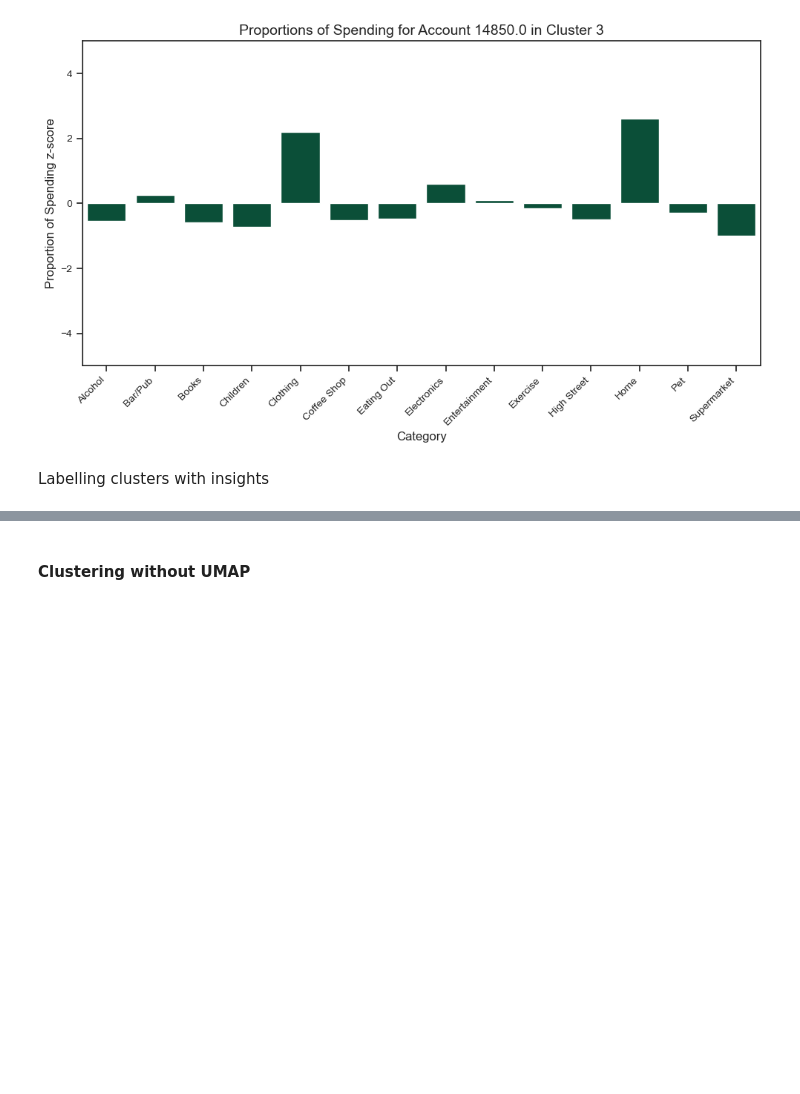
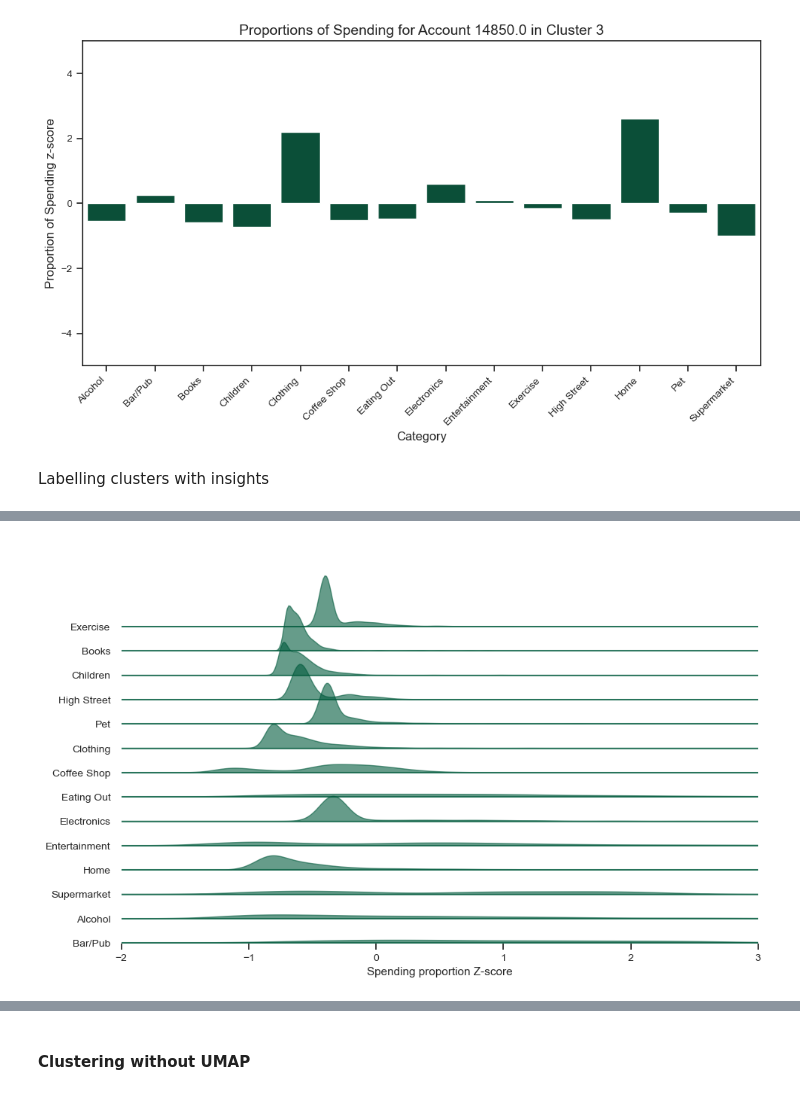
Before and after one commit to UoB-DSMP-2023-24/dsmp-2024-group34, a Jupyter notebook: Dataset_1_Clustering_spending_Z-score_normalisation.ipynb, the cells around one changed output, grey strips where cells are left out. Drawn from its saved outputs; the diff is of its cells as text; code cells hidden in the pictures; blank space fills up the shorter version.

```diff
--- a/Dataset_1_Clustering_spending_Z-score_normalisation.ipynb
+++ b/Dataset_1_Clustering_spending_Z-score_normalisation.ipynb
@@ -569,0 +442,21 @@ categories
+# %%
+import joypy
+
+cluster =1
+cluster_data = spending_data[spending_data['cluster_label'] == cluster]
+categories = cluster_data.drop(['Sender account', 'cluster_label'], axis=1).columns
+categories = ['Exercise', 'Books', 'Children',  'High Street', 'Pet', 'Clothing', 'Coffee Shop',
+       'Eating Out', 'Electronics', 'Entertainment',
+       'Home', 'Supermarket', 'Alcohol', 'Bar/Pub']
+
+fig, axes = joypy.joyplot(cluster_data[categories], figsize=(10, 6), alpha=0.6, linecolor = "none", color='#005a3c')
+for ax in axes:
+    ax.set_ylim(-0.1, 10)
+    ax.set_xlim(-2,3)
+    ax.set_xticks(range(-2,4))
+    ax.tick_params(axis='both', labelsize=10)
+plt.xlabel('Spending proportion Z-score', fontsize=11)
+plt.savefig("Cluster 1 spending distributions.png")
+plt.show()
+# %% [output]
+[figure, added]
```
Also changed, not shown: parts of 41 cells of this notebook, 2 other files.
